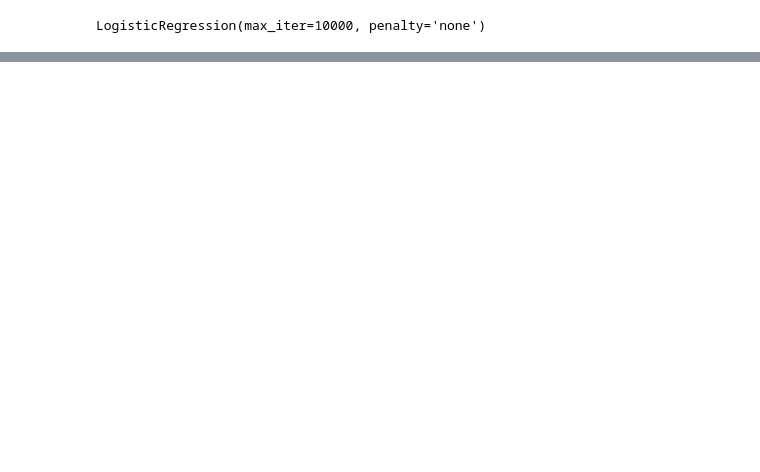
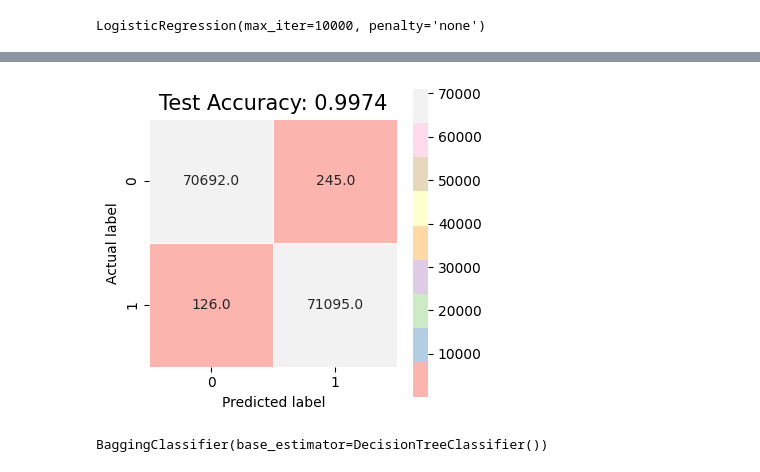
Before and after one commit to DATA-606-SPRING-2023-THU/Sruthi_Data606, a Jupyter notebook: docs/src/final_changes.ipynb, the cells around one changed output, grey strips where cells are left out. Drawn from its saved outputs; the diff is of its cells as text; code cells hidden in the pictures; blank space fills up the shorter version.

```diff
--- a/docs/src/final_changes.ipynb
+++ b/docs/src/final_changes.ipynb
@@ -419,0 +420,4 @@ weighted avg       0.93      0.93      0.93    104809
+# %%
+from sklearn import tree # Importing 'tree' module from sklearn
+tr_clf = tree.DecisionTreeClassifier()
+tr_clf.fit(X_train, y_train)
@@ -419,0 +426,10 @@ weighted avg       0.93      0.93      0.93    104809
+# %%
+train_y_pred = tr_clf.predict(X_train)
+test_y_pred = tr_clf.predict(X_test)
+# %%
+train_score = metrics.accuracy_score(y_train, train_y_pred) # Compute train␣ , →accuracy
+test_score = metrics.accuracy_score(y_test, test_y_pred) # Compute test␣ , →accuracy
+train_report = classification_report(y_train, train_y_pred) # Generate␣ , →classification report for train data
+test_report = classification_report(y_test, test_y_pred) # Generate␣ , →classification report for test data
+print('Decision Tree Train Classification Report: \n\n', train_report,'\n\n')
+print('Decision Tree Test Classification Report: \n\n', test_report)
@@ -419,0 +454,22 @@ weighted avg       0.93      0.93      0.93    104809
+# %%
+train_c_matrix = confusion_matrix(y_test, test_y_pred)  # Compute the train confusion matrix
+
+plt.figure(figsize=(4,4))
+sns.heatmap(train_c_matrix, annot=True, fmt=".1f", linewidths=.5, square = True, cmap = 'Pastel1');
+plt.ylabel('Actual label');
+plt.xlabel('Predicted label');
+all_sample_title = 'Test Accuracy: {0}'.format(round(test_score, 4))
+plt.title(all_sample_title, size = 15);
+plt.show()
+# %% [output]
+[figure, added]
+# %%
+# Constructing a bagged-tree classifier
+
+from sklearn.ensemble import BaggingClassifier
+
+#bag_clf = BaggingClassifier(base_estimator=tree.DecisionTreeClassifier(), n_estimators=18, random_state=3).95
+bag_clf = BaggingClassifier(base_estimator=tree.DecisionTreeClassifier())
+bag_clf.fit(X_train, y_train)
+# %% [output]
+BaggingClassifier(base_estimator=DecisionTreeClassifier())
```
Also changed, not shown: parts of 24 cells of this notebook.
